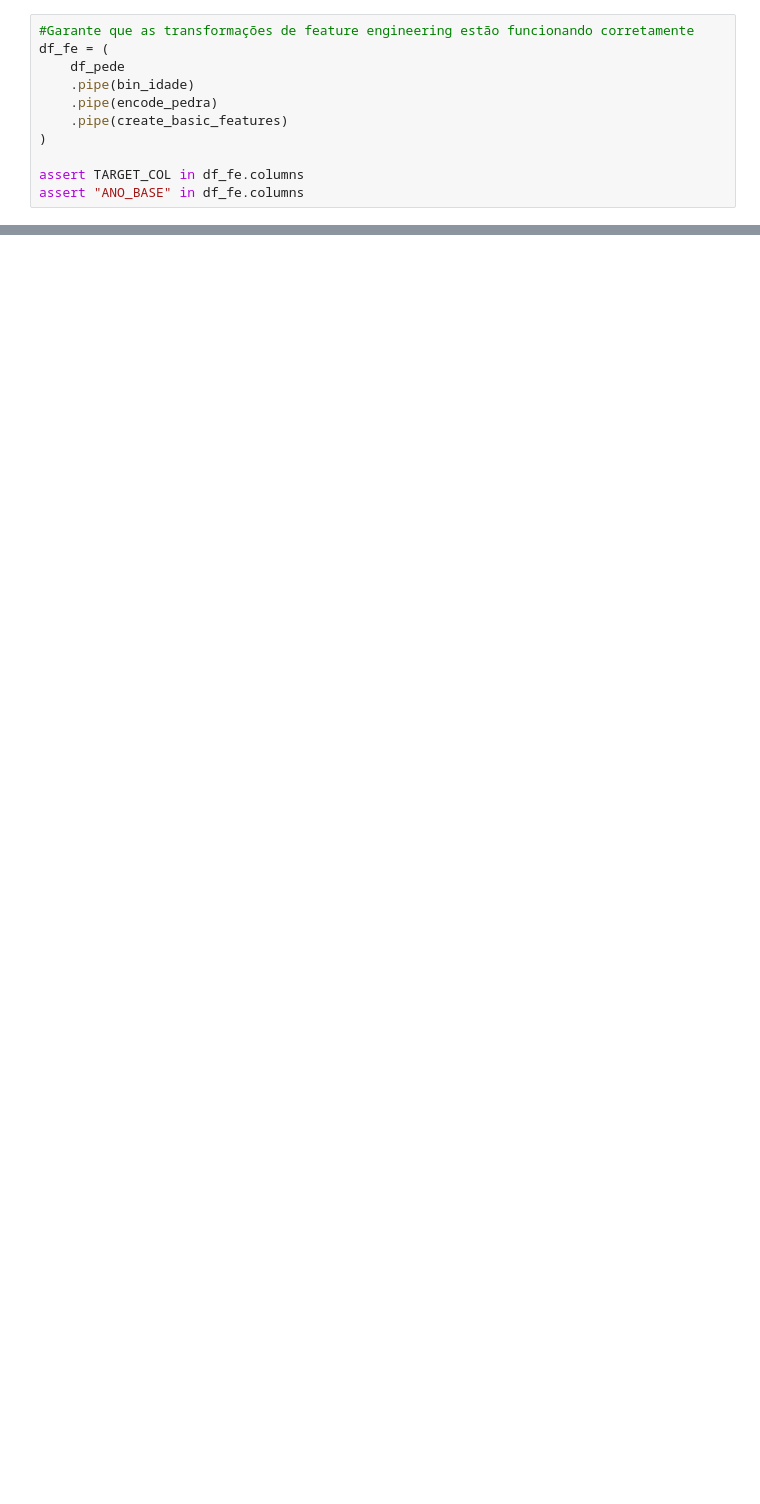
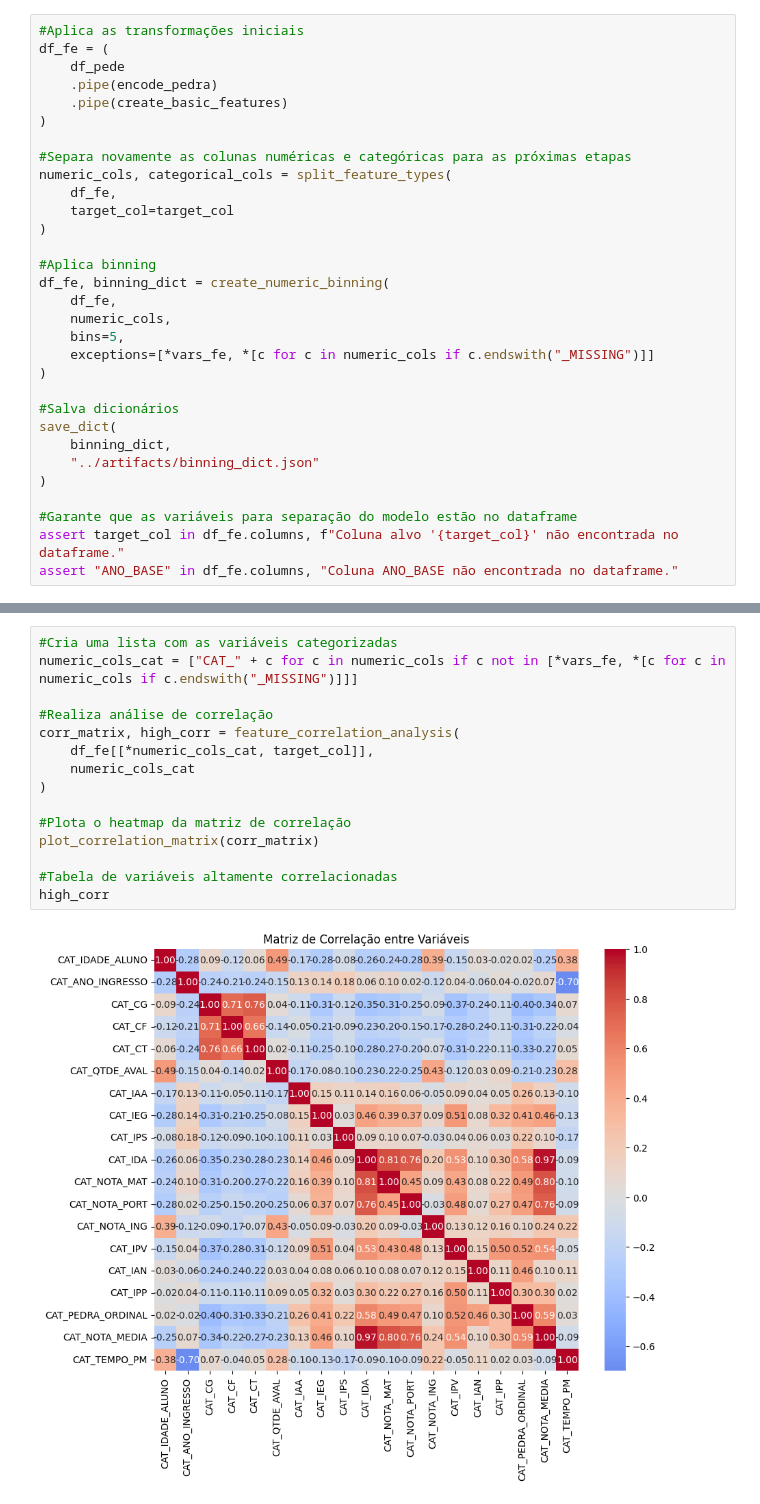
Before and after one commit to navevaik0/MLET_FASE5_DATATHON, a Jupyter notebook: notebooks/treino_modelo.ipynb, the cells around one changed output, grey strips where cells are left out. Saved outputs shown, nothing was run; the diff lists cells and outputs as text; blank space fills up the shorter version.

```diff
--- a/notebooks/treino_modelo.ipynb
+++ b/notebooks/treino_modelo.ipynb
@@ -70,11 +68,31 @@ df_pede[df_pede["ANO_BASE"] == 2024].head()
 # %%
-#Garante que as transformações de feature engineering estão funcionando corretamente
+#Aplica as transformações iniciais
 df_fe = (
     df_pede
-    .pipe(bin_idade)
     .pipe(encode_pedra)
     .pipe(create_basic_features)
 )
 
-assert TARGET_COL in df_fe.columns
-assert "ANO_BASE" in df_fe.columns
+#Separa novamente as colunas numéricas e categóricas para as próximas etapas
+numeric_cols, categorical_cols = split_feature_types(
+    df_fe,
+    target_col=target_col
+)
+
+#Aplica binning
+df_fe, binning_dict = create_numeric_binning(
+    df_fe,
+    numeric_cols,
+    bins=5,
+    exceptions=[*vars_fe, *[c for c in numeric_cols if c.endswith("_MISSING")]]
+)
+
+#Salva dicionários
+save_dict(
+    binning_dict,
+    "../artifacts/binning_dict.json"
+)
+
+#Garante que as variáveis para separação do modelo estão no dataframe
+assert target_col in df_fe.columns, f"Coluna alvo '{target_col}' não encontrada no dataframe."
+assert "ANO_BASE" in df_fe.columns, "Coluna ANO_BASE não encontrada no dataframe."
@@ -80,0 +109,17 @@ assert "ANO_BASE" in df_fe.columns
+# %%
+#Cria uma lista com as variáveis categorizadas
+numeric_cols_cat = ["CAT_" + c for c in numeric_cols if c not in [*vars_fe, *[c for c in numeric_cols if c.endswith("_MISSING")]]]
+
+#Realiza análise de correlação
+corr_matrix, high_corr = feature_correlation_analysis(
+    df_fe[[*numeric_cols_cat, target_col]],
+    numeric_cols_cat
+)
+
+#Plota o heatmap da matriz de correlação
+plot_correlation_matrix(corr_matrix)
+
+#Tabela de variáveis altamente correlacionadas
+high_corr
+# %% [output]
+[figure, added]
```
Also changed, not shown: parts of 17 cells of this notebook, 26 other files.
